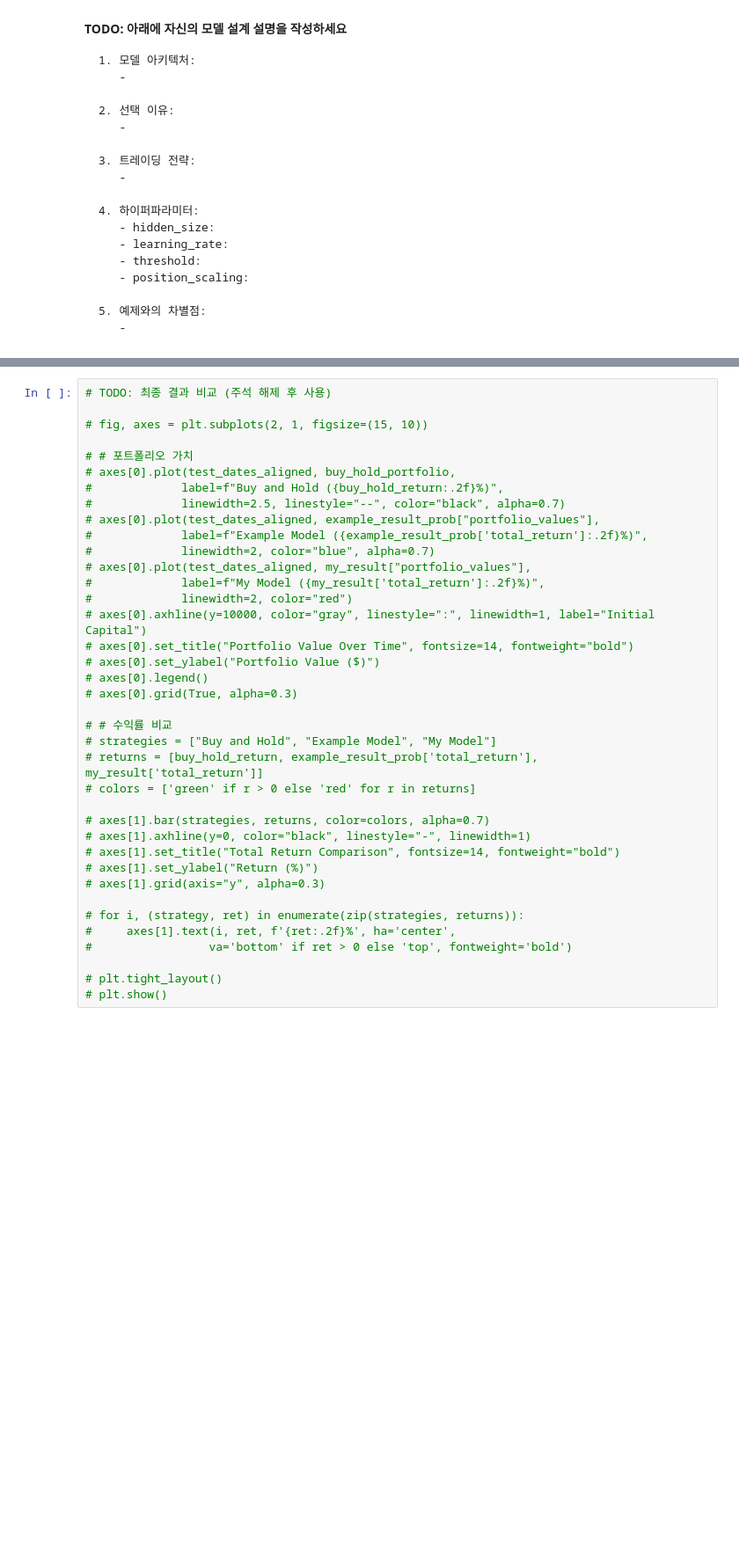
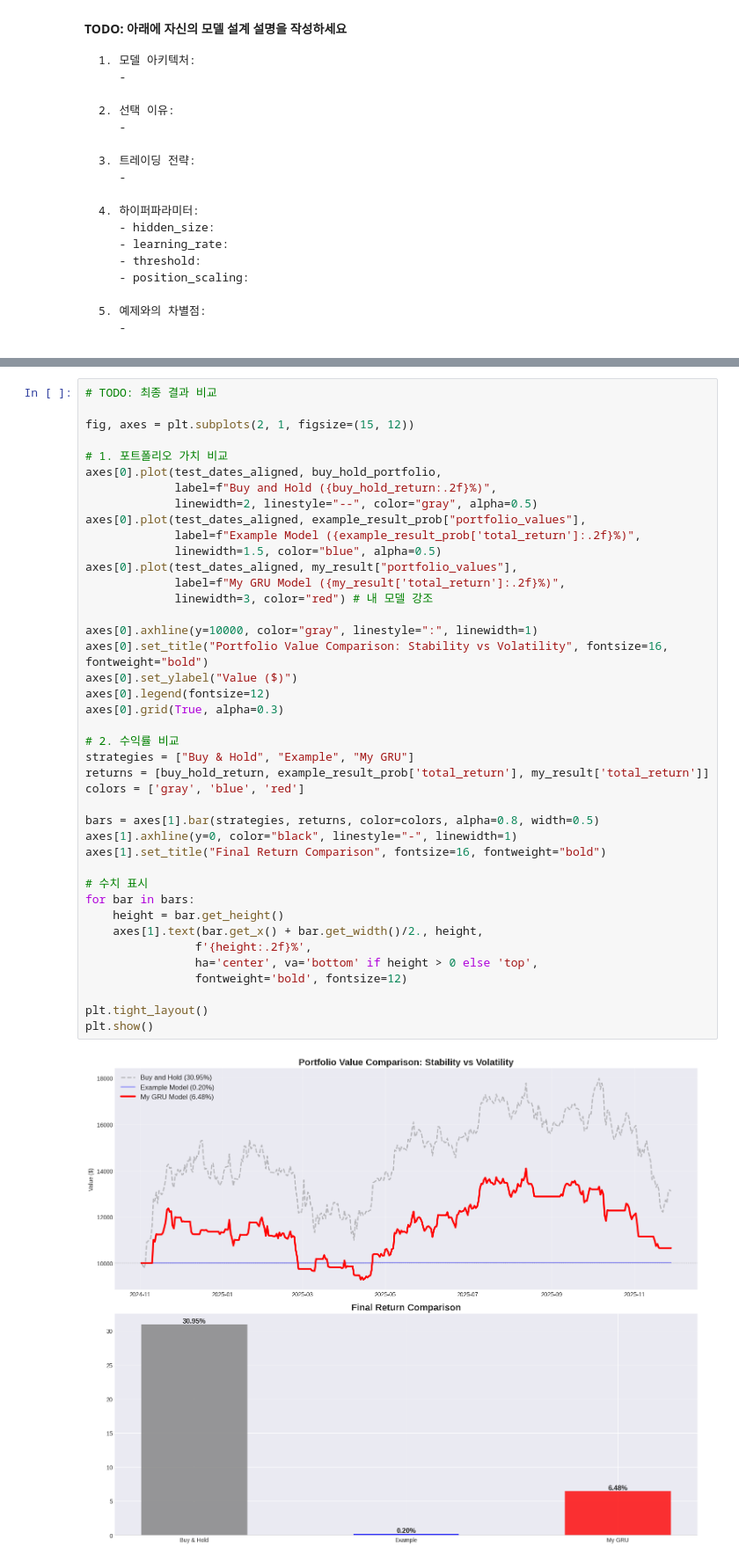
Before and after one commit to yoonseo0247/TimeSeriesForecastingTest, a Jupyter notebook: assignment_notebook.ipynb, the cells around one changed output, grey strips where cells are left out. Shown at 88% size. Cells and saved outputs as stored; diff of their text form; blank space fills up the shorter version.

```diff
--- a/assignment_notebook.ipynb
+++ b/assignment_notebook.ipynb
@@ -907,38 +1178,43 @@ class MyTradingModel(nn.Module):
 # %%
-# TODO: 최종 결과 비교 (주석 해제 후 사용)
+# TODO: 최종 결과 비교
 
-# fig, axes = plt.subplots(2, 1, figsize=(15, 10))
+fig, axes = plt.subplots(2, 1, figsize=(15, 12))
 
-# # 포트폴리오 가치
-# axes[0].plot(test_dates_aligned, buy_hold_portfolio,
-#             label=f"Buy and Hold ({buy_hold_return:.2f}%)",
-#             linewidth=2.5, linestyle="--", color="black", alpha=0.7)
-# axes[0].plot(test_dates_aligned, example_result_prob["portfolio_values"],
-#             label=f"Example Model ({example_result_prob['total_return']:.2f}%)",
-#             linewidth=2, color="blue", alpha=0.7)
-# axes[0].plot(test_dates_aligned, my_result["portfolio_values"],
-#             label=f"My Model ({my_result['total_return']:.2f}%)",
-#             linewidth=2, color="red")
-# axes[0].axhline(y=10000, color="gray", linestyle=":", linewidth=1, label="Initial Capital")
-# axes[0].set_title("Portfolio Value Over Time", fontsize=14, fontweight="bold")
-# axes[0].set_ylabel("Portfolio Value ($)")
-# axes[0].legend()
-# axes[0].grid(True, alpha=0.3)
+# 1. 포트폴리오 가치 비교
+axes[0].plot(test_dates_aligned, buy_hold_portfolio,
+             label=f"Buy and Hold ({buy_hold_return:.2f}%)",
+             linewidth=2, linestyle="--", color="gray", alpha=0.5)
+axes[0].plot(test_dates_aligned, example_result_prob["portfolio_values"],
+             label=f"Example Model ({example_result_prob['total_return']:.2f}%)",
+             linewidth=1.5, color="blue", alpha=0.5)
+axes[0].plot(test_dates_aligned, my_result["portfolio_values"],
+             label=f"My GRU Model ({my_result['total_return']:.2f}%)",
+             linewidth=3, color="red") # 내 모델 강조
 
-# # 수익률 비교
-# strategies = ["Buy and Hold", "Example Model", "My Model"]
-# returns = [buy_hold_return, example_result_prob['total_return'], my_result['total_return']]
-# colors = ['green' if r > 0 else 'red' for r in returns]
+axes[0].axhline(y=10000, color="gray", linestyle=":", linewidth=1)
+axes[0].set_title("Portfolio Value Comparison: Stability vs Volatility", fontsize=16, fontweight="bold")
+axes[0].set_ylabel("Value ($)")
+axes[0].legend(fontsize=12)
+axes[0].grid(True, alpha=0.3)
 
-# axes[1].bar(strategies, returns, color=colors, alpha=0.7)
-# axes[1].axhline(y=0, color="black", linestyle="-", linewidth=1)
-# axes[1].set_title("Total Return Comparison", fontsize=14, fontweight="bold")
-# axes[1].set_ylabel("Return (%)")
-# axes[1].grid(axis="y", alpha=0.3)
+# 2. 수익률 비교
+strategies = ["Buy & Hold", "Example", "My GRU"]
+returns = [buy_hold_return, example_result_prob['total_return'], my_result['total_return']]
+colors = ['gray', 'blue', 'red']
 
-# for i, (strategy, ret) in enumerate(zip(strategies, returns)):
-#     axes[1].text(i, ret, f'{ret:.2f}%', ha='center',
-#                 va='bottom' if ret > 0 else 'top', fontweight='bold')
+bars = axes[1].bar(strategies, returns, color=colors, alpha=0.8, width=0.5)
+axes[1].axhline(y=0, color="black", linestyle="-", linewidth=1)
+axes[1].set_title("Final Return Comparison", fontsize=16, fontweight="bold")
 
-# plt.tight_layout()
-# plt.show()
+# 수치 표시
+for bar in bars:
+    height = bar.get_height()
+    axes[1].text(bar.get_x() + bar.get_width()/2., height,
+                f'{height:.2f}%',
+                ha='center', va='bottom' if height > 0 else 'top',
+                fontweight='bold', fontsize=12)
+
+plt.tight_layout()
+plt.show()
+# %% [output]
+[figure, added]
```
Also changed, not shown: parts of 25 cells of this notebook.
